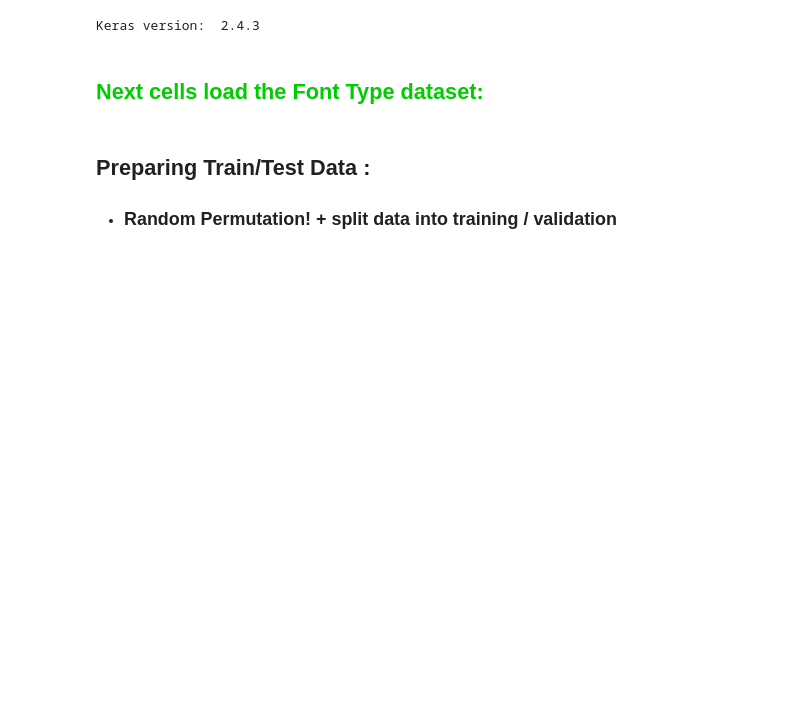
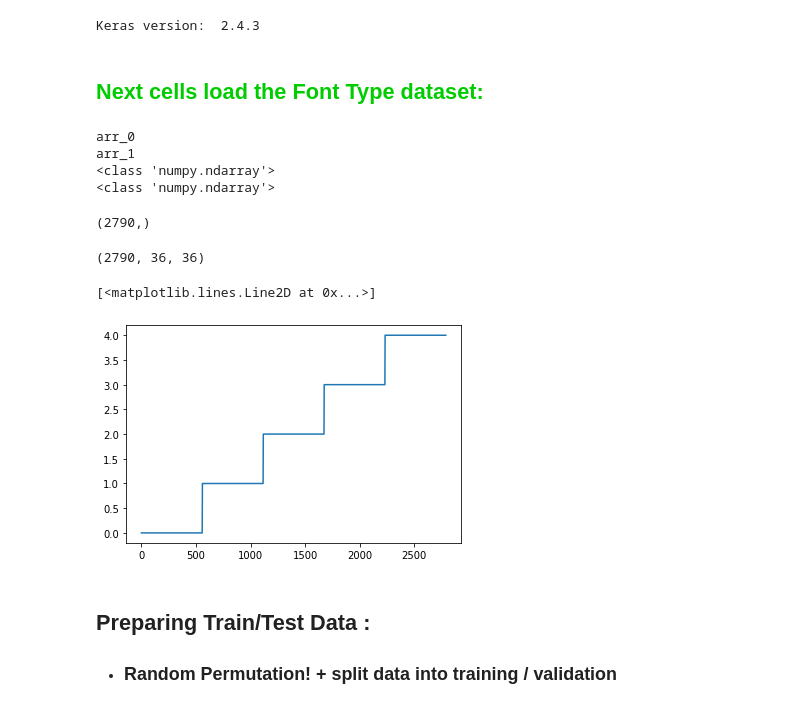
Before and after one commit to beaesteban01/Deep-Learning-review, a Jupyter notebook: FontReco_CNN.ipynb, the cells around one changed output. Drawn from its saved outputs; the diff is of its cells as text; code cells hidden in the pictures; blank space fills up the shorter version.

```diff
--- a/FontReco_CNN.ipynb
+++ b/FontReco_CNN.ipynb
@@ -38,6 +38,30 @@ train = data['arr_0']/255.
 labels = data['arr_1']
 
 onehot= to_categorical(labels, num_classes=len(np.unique(labels)))
+# %%
+# To see what is in the file: inspect data (arr_0 are images, arr_1 labels)
+
+for k in data.files:
+  print(k)
+
+print(type(data['arr_0']))
+print(type(data['arr_1']))
+# %% [output]
+arr_0
+arr_1
+<class 'numpy.ndarray'>
+<class 'numpy.ndarray'>
+(2790,)
+# %%
+data['arr_0'].shape
+# %% [output]
+(2790, 36, 36)
+# %%
+data['arr_1'].shape
+plt.plot(labels)
+# %% [output]
+[<matplotlib.lines.Line2D at 0x...>]
+[figure, added]
 # %% [markdown]
 ## Preparing Train/Test Data :
 - ### Random Permutation! + split data into training / validation
```
Also changed, not shown: parts of 14 cells of this notebook, 1 other file.
